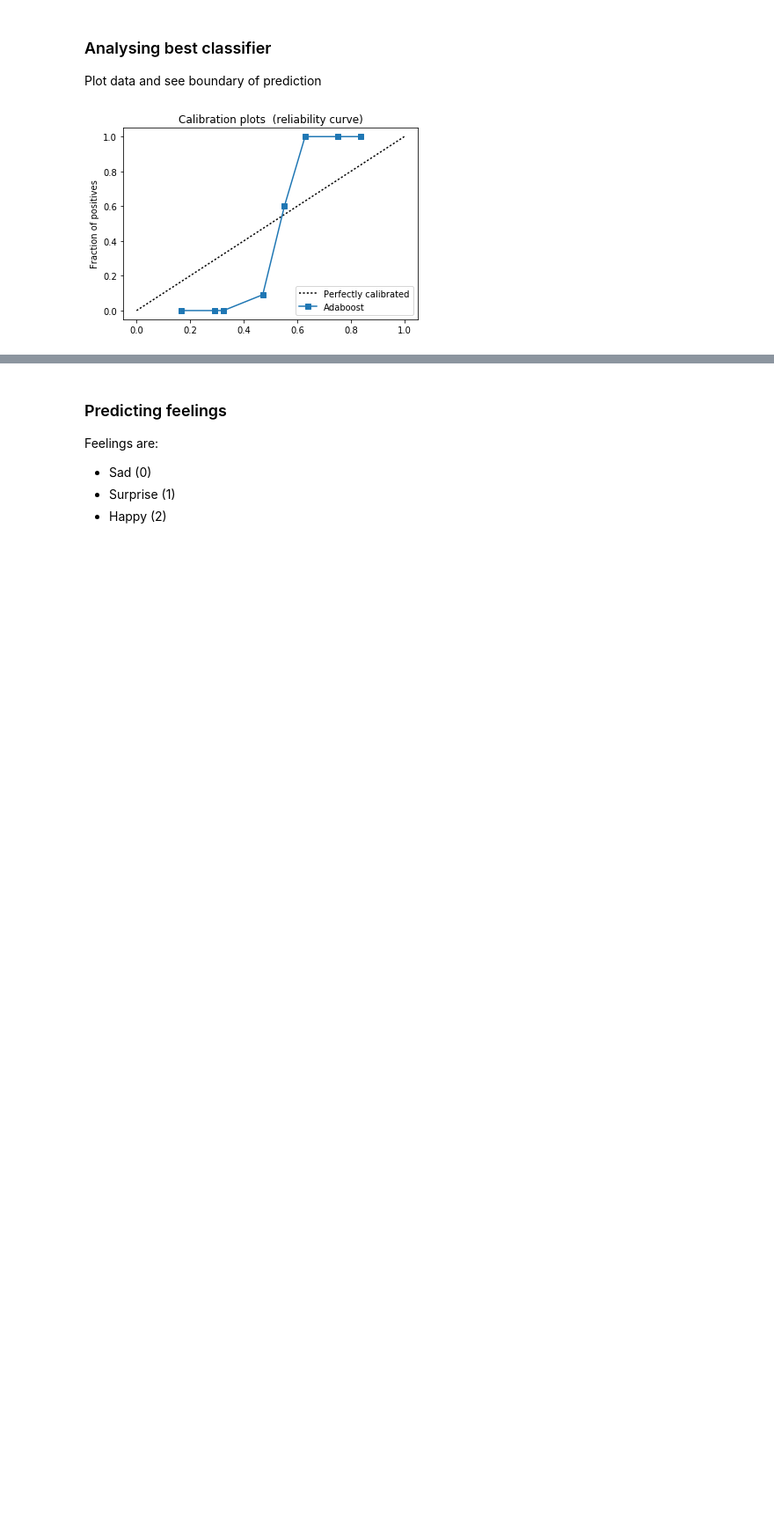
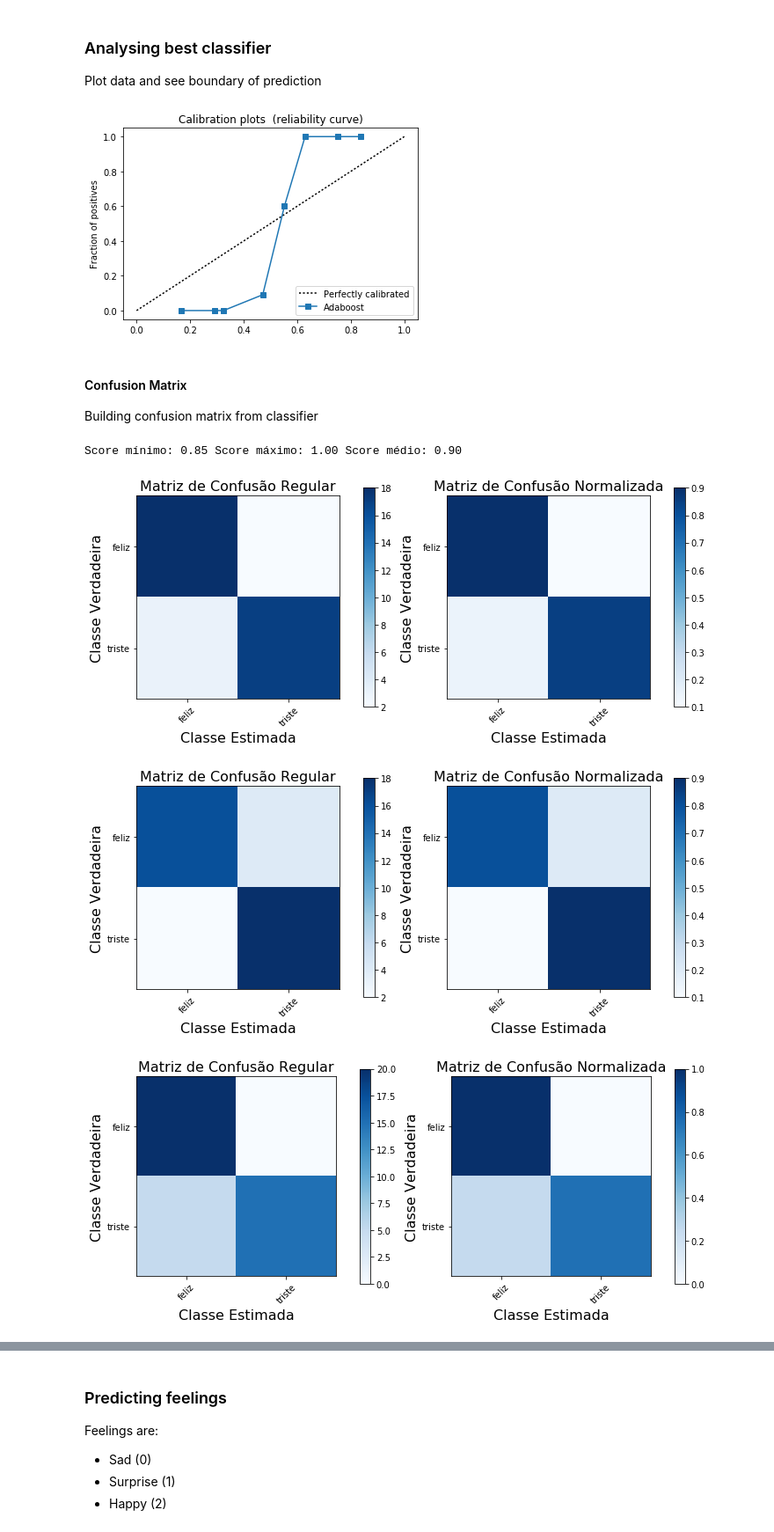
Before and after one commit to thiagomarquesrocha/Kaio-machine-learning-human-face-detection, a Jupyter notebook: server/classify_who_is_notebook.ipynb, the cells around one changed output, grey strips where cells are left out. Shown: that part at 88% size. Saved outputs shown, nothing was run; the diff lists cells and outputs as text; code cells hidden in the pictures; blank space fills up the shorter version.

Commit message:
Atualizado a exploração de dados do treinamento e do modelo

```diff
--- a/server/classify_who_is_notebook.ipynb
+++ b/server/classify_who_is_notebook.ipynb
@@ -368,3 +372,22 @@ ax1.set_title('Calibration plots  (reliability curve)')
 plt.show()
 # %% [output]
 [figure]
+# %% [markdown]
+#### Confusion Matrix
+
+Building confusion matrix from classifier
+# %%
+from confusion_matrix import plot
+
+features = np.array(X)
+target = np.array(Y)
+
+from sklearn.ensemble import AdaBoostClassifier
+modelo = AdaBoostClassifier()
+
+plot(features, target, modelo, ['feliz', 'triste'])
+# %% [output]
+Score mínimo: 0.85 Score máximo: 1.00 Score médio: 0.90
+[figure, added]
+[figure, added]
+[figure, added]
```
Also changed, not shown: parts of 4 cells of this notebook, 2 other files.
